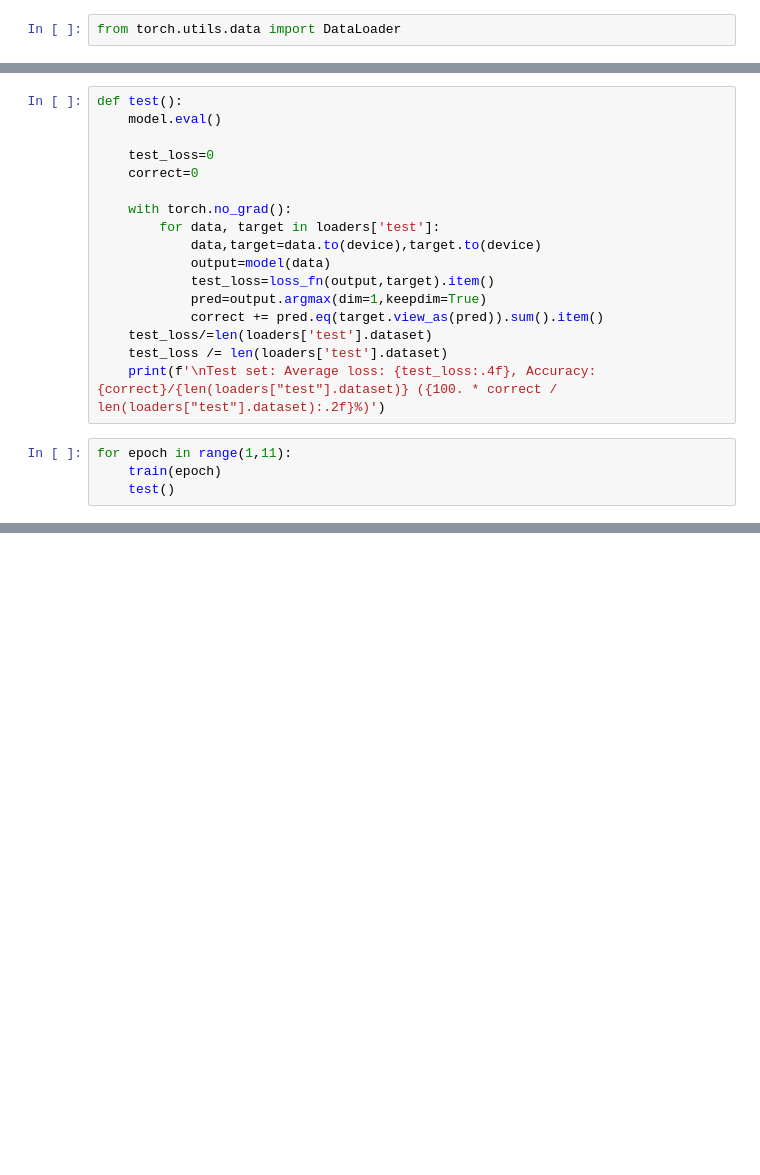
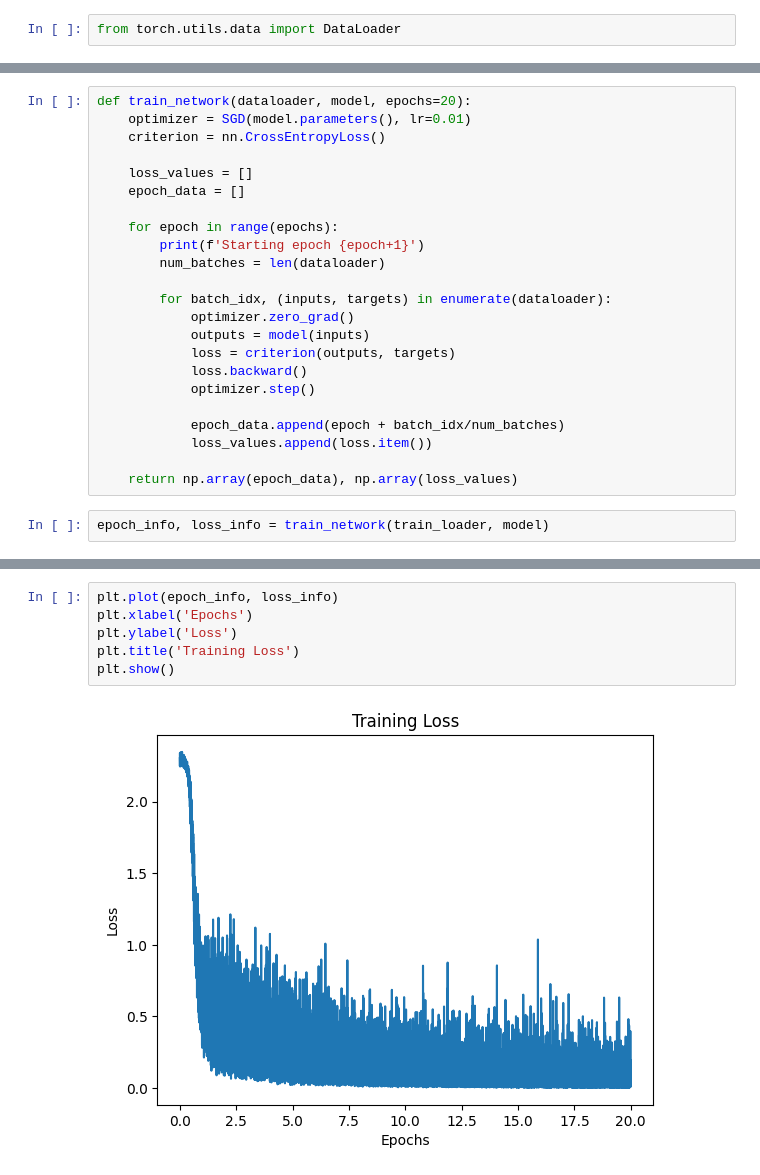
Before and after one commit to jayshah1819/MNIST_DATA_CLASSIFIER, a Jupyter notebook: work_thesis.ipynb, the cells around one changed output, grey strips where cells are left out. Drawn from its saved outputs; the diff is of its cells as text; blank space fills up the shorter version.

Commit message:
I have made couple of changes in the code because accuracy was not good

```diff
--- a/work_thesis.ipynb
+++ b/work_thesis.ipynb
@@ -88,22 +65,26 @@ def train(epoch):
 # %%
-def test():
-    model.eval()
+def train_network(dataloader, model, epochs=20):
+    optimizer = SGD(model.parameters(), lr=0.01)
+    criterion = nn.CrossEntropyLoss()
 
-    test_loss=0
-    correct=0
+    loss_values = []
+    epoch_data = []
 
-    with torch.no_grad():
-        for data, target in loaders['test']:
-            data,target=data.to(device),target.to(device)
-            output=model(data)
-            test_loss=loss_fn(output,target).item()
-            pred=output.argmax(dim=1,keepdim=True)
-            correct += pred.eq(target.view_as(pred)).sum().item()
-    test_loss/=len(loaders['test'].dataset)
-    test_loss /= len(loaders['test'].dataset)
-    print(f'\nTest set: Average loss: {test_loss:.4f}, Accuracy: {correct}/{len(loaders["test"].dataset)} ({100. * correct / len(loaders["test"].dataset):.2f}%)')
+    for epoch in range(epochs):
+        print(f'Starting epoch {epoch+1}')
+        num_batches = len(dataloader)
+
+        for batch_idx, (inputs, targets) in enumerate(dataloader):
+            optimizer.zero_grad()
+            outputs = model(inputs)
+            loss = criterion(outputs, targets)
+            loss.backward()
+            optimizer.step()
+
+            epoch_data.append(epoch + batch_idx/num_batches)
+            loss_values.append(loss.item())
+
+    return np.array(epoch_data), np.array(loss_values)
 # %%
-for epoch in range(1,11):
-    train(epoch)
-    test()
+epoch_info, loss_info = train_network(train_loader, model)
 # %% [output]
@@ -126,0 +111,8 @@ Test set: Average loss: 0.0000, Accuracy: 9738/10000 (97.38%)
+# %%
+plt.plot(epoch_info, loss_info)
+plt.xlabel('Epochs')
+plt.ylabel('Loss')
+plt.title('Training Loss')
+plt.show()
+# %% [output]
+[figure, added]
```
Also changed, not shown: parts of 17 cells of this notebook, 8 other files.
